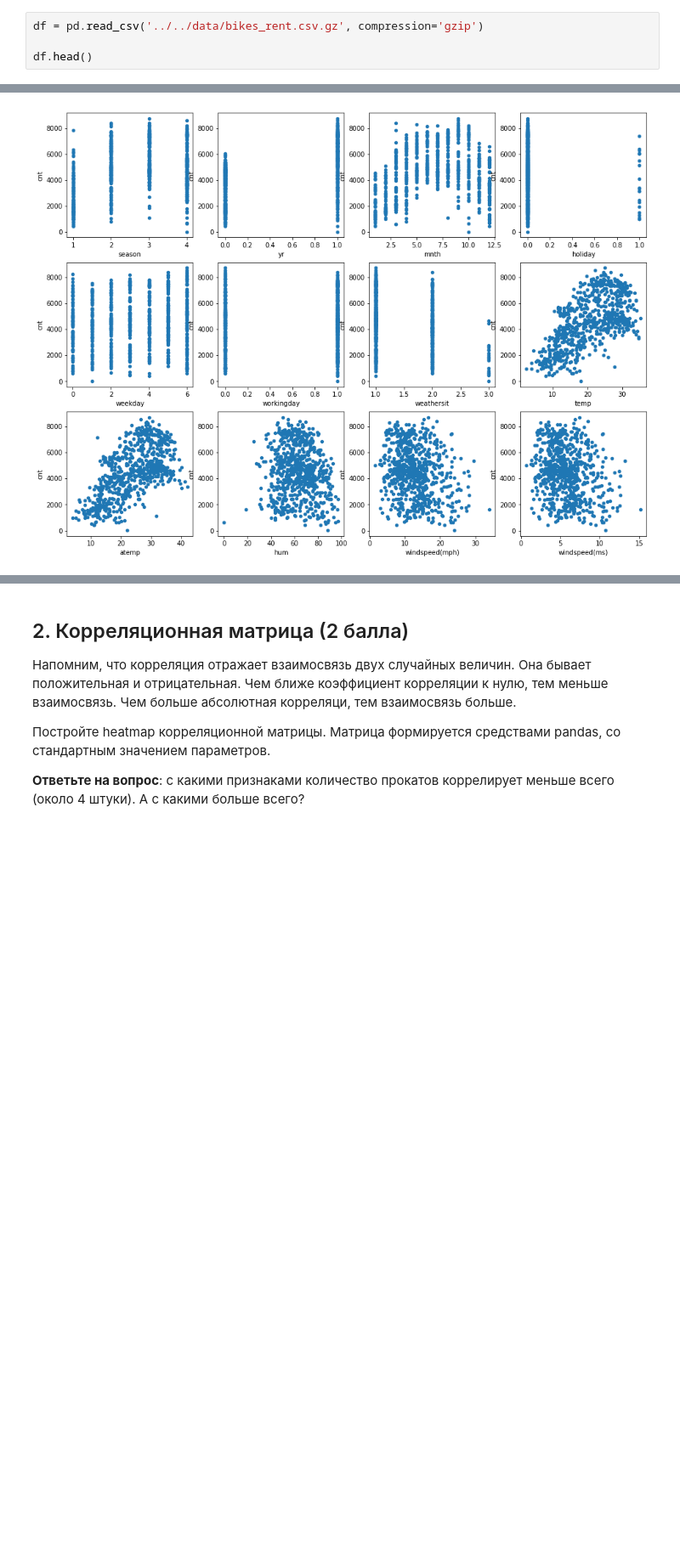
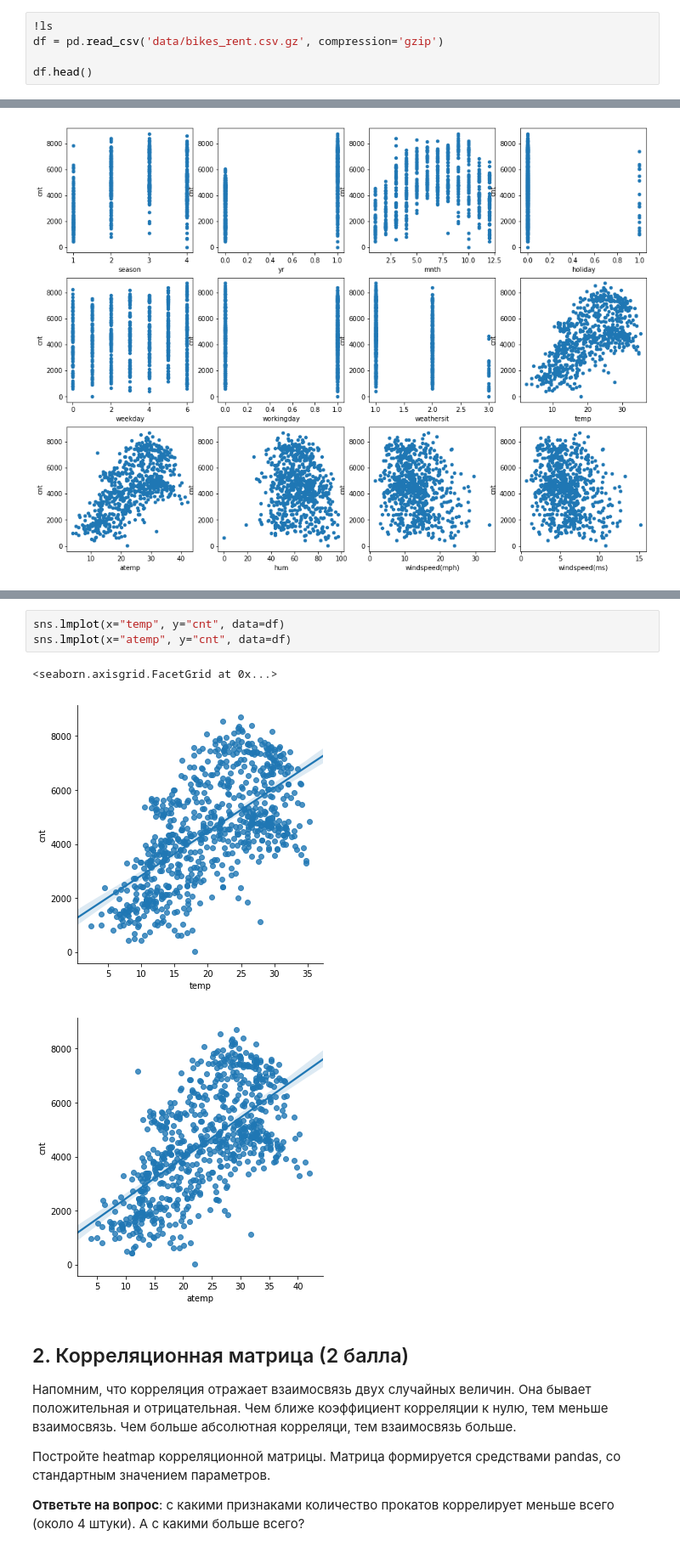
Before and after one commit to evggenshch/7bits_ML_1819, a Jupyter notebook: week3_homework_03-01-visualisation-homework.ipynb, the cells around one changed output, grey strips where cells are left out. Shown at 85% size. Drawn from its saved outputs; the diff is of its cells as text; blank space fills up the shorter version.

```diff
--- a/week3_homework_03-01-visualisation-homework.ipynb
+++ b/week3_homework_03-01-visualisation-homework.ipynb
@@ -51,7 +66,8 @@ import seaborn as sns
 # %% [markdown]
 Загрузите с помощью pandas файл `bikes_rent.csv.gz` и выведите первые 5 строк. Ознакомьтесь с данными с помощью функций describe и info.
 # %%
-df = pd.read_csv('../../data/bikes_rent.csv.gz', compression='gzip')
+!ls
+df = pd.read_csv('data/bikes_rent.csv.gz', compression='gzip')
 
 df.head()
 # %% [output]
@@ -106,3 +135,10 @@ _(чем больше значение, тем больше прокатов и
+# %%
+sns.lmplot(x="temp", y="cnt", data=df)
+sns.lmplot(x="atemp", y="cnt", data=df)
+# %% [output]
+<seaborn.axisgrid.FacetGrid at 0x...>
+[figure, added]
+[figure, added]
 # %% [markdown]
 ## 2. Корреляционная матрица (2 балла)
 
```
Also changed, not shown: parts of 20 cells of this notebook, 9 other files.
